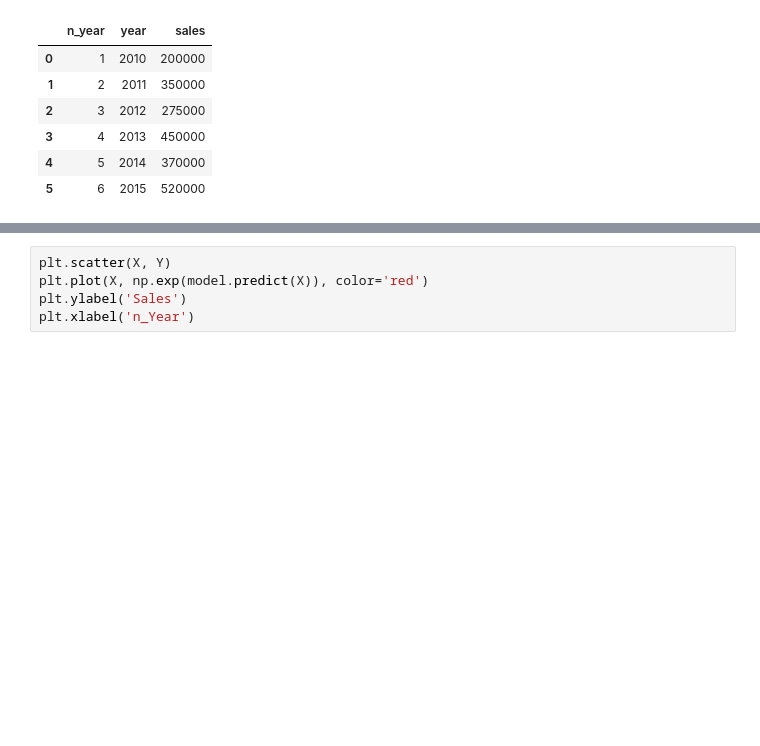
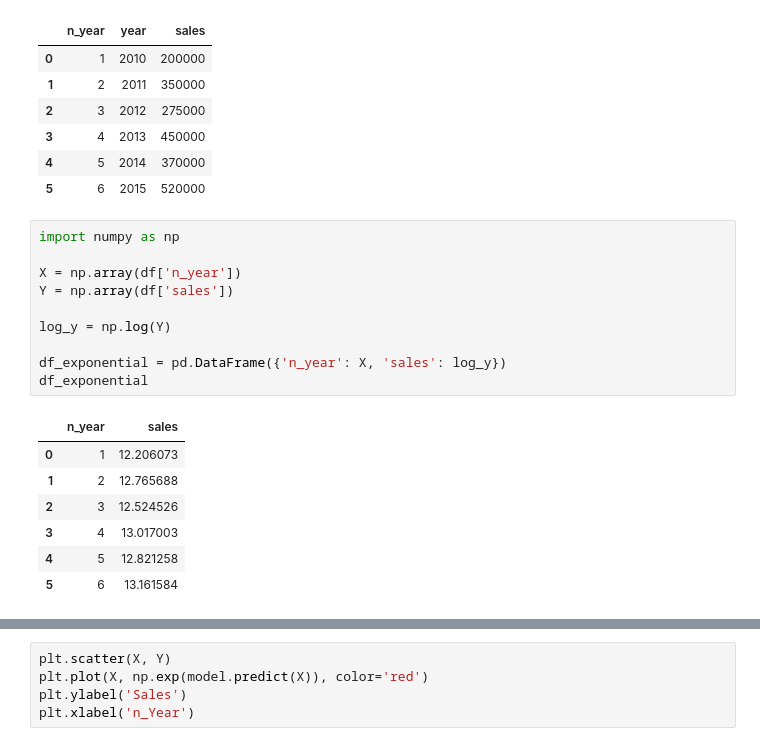
Before and after one commit to reduhq/Mercadotecnia, a Jupyter notebook: Mercadotecnia01.ipynb, the cells around one changed output, grey strips where cells are left out. Cells and saved outputs as stored; diff of their text form; blank space fills up the shorter version.

```diff
--- a/Mercadotecnia01.ipynb
+++ b/Mercadotecnia01.ipynb
@@ -223,6 +223,24 @@ df
 | 3 | 4 | 2013 | 450000 |
 | 4 | 5 | 2014 | 370000 |
 | 5 | 6 | 2015 | 520000 |
+# %%
+import numpy as np
+
+X = np.array(df['n_year'])
+Y = np.array(df['sales'])
+
+log_y = np.log(Y)
+
+df_exponential = pd.DataFrame({'n_year': X, 'sales': log_y})
+df_exponential
+# %% [output]
+|  | n_year | sales |
+| 0 | 1 | 12.206073 |
+| 1 | 2 | 12.765688 |
+| 2 | 3 | 12.524526 |
+| 3 | 4 | 13.017003 |
+| 4 | 5 | 12.821258 |
+| 5 | 6 | 13.161584 |
 # %%
 import seaborn as sns
 import matplotlib.pyplot as plt
```
Also changed, not shown: parts of 17 cells of this notebook.
